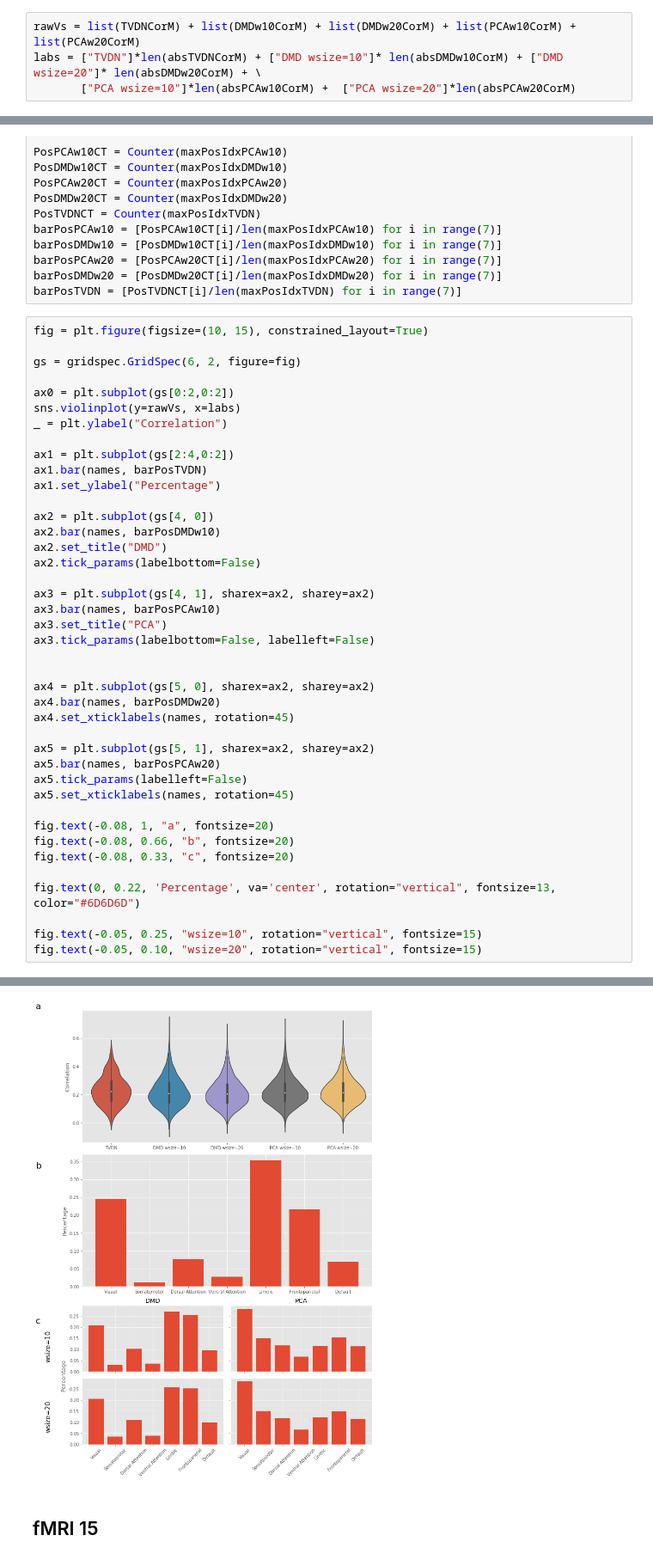
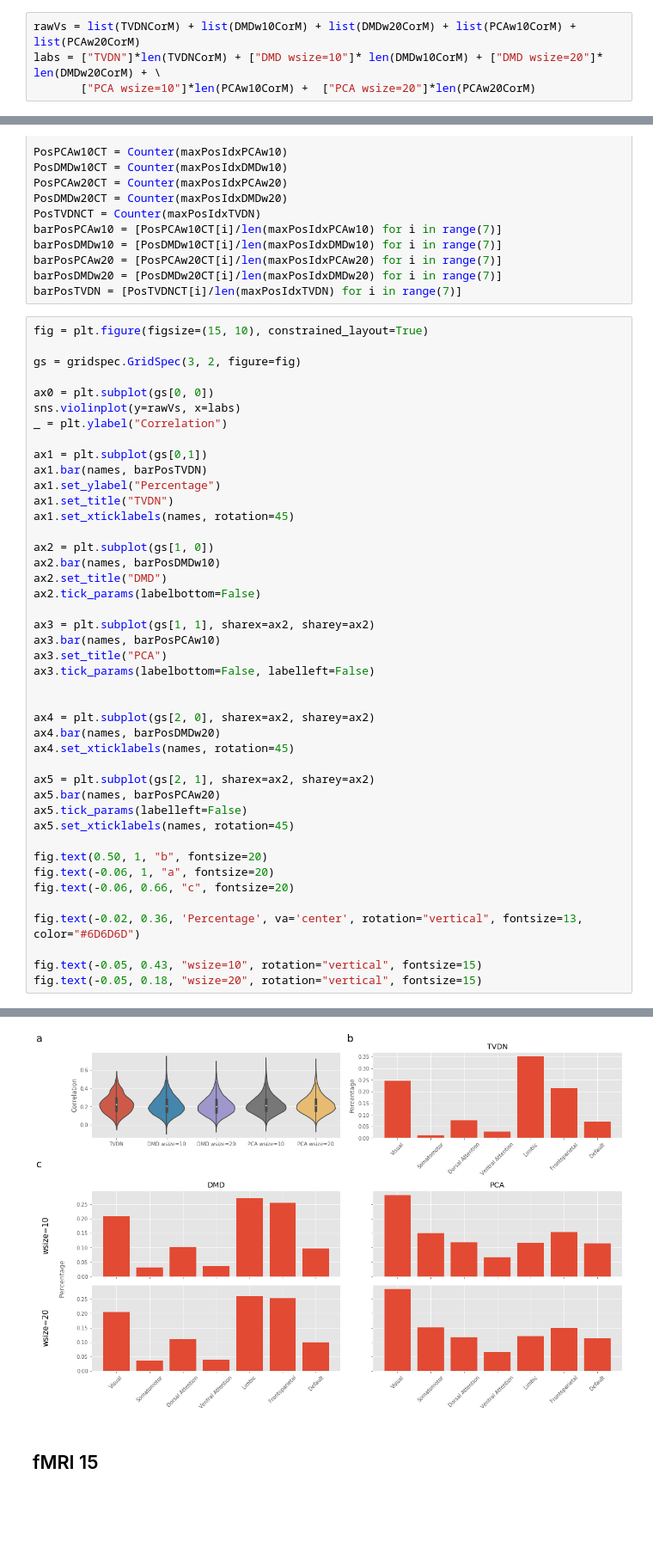
Before and after one commit to JINhuaqing/TVDN-simu, a Jupyter notebook: realdata/fMRIHPFResults.ipynb, the cells around one changed output, grey strips where cells are left out. Shown at 86% size. Cells and saved outputs as stored; diff of their text form; blank space fills up the shorter version.

```diff
--- a/realdata/fMRIHPFResults.ipynb
+++ b/realdata/fMRIHPFResults.ipynb
@@ -275,8 +275,8 @@ PCAw20CorM = np.max(PCAw20Cors, axis=1)
 TVDNCorM = np.max(TVDNCors, axis=1)
 # %%
 rawVs = list(TVDNCorM) + list(DMDw10CorM) + list(DMDw20CorM) + list(PCAw10CorM) + list(PCAw20CorM)
-labs = ["TVDN"]*len(absTVDNCorM) + ["DMD wsize=10"]* len(absDMDw10CorM) + ["DMD wsize=20"]* len(absDMDw20CorM) + \
-       ["PCA wsize=10"]*len(absPCAw10CorM) +  ["PCA wsize=20"]*len(absPCAw20CorM)
+labs = ["TVDN"]*len(TVDNCorM) + ["DMD wsize=10"]* len(DMDw10CorM) + ["DMD wsize=20"]* len(DMDw20CorM) + \
+       ["PCA wsize=10"]*len(PCAw10CorM) +  ["PCA wsize=20"]*len(PCAw20CorM)
 # %%
 maxPosIdxDMDw10 = np.argmax(DMDw10Cors, axis=1)
 maxPosIdxPCAw10 = np.argmax(PCAw10Cors, axis=1)
@@ -295,44 +295,46 @@ barPosPCAw20 = [PosPCAw20CT[i]/len(maxPosIdxPCAw20) for i in range(7)]
 barPosDMDw20 = [PosDMDw20CT[i]/len(maxPosIdxDMDw20) for i in range(7)]
 barPosTVDN = [PosTVDNCT[i]/len(maxPosIdxTVDN) for i in range(7)]
 # %%
-fig = plt.figure(figsize=(10, 15), constrained_layout=True)
+fig = plt.figure(figsize=(15, 10), constrained_layout=True)
 
-gs = gridspec.GridSpec(6, 2, figure=fig)
+gs = gridspec.GridSpec(3, 2, figure=fig)
 
-ax0 = plt.subplot(gs[0:2,0:2])
+ax0 = plt.subplot(gs[0, 0])
 sns.violinplot(y=rawVs, x=labs)
 _ = plt.ylabel("Correlation")
 
-ax1 = plt.subplot(gs[2:4,0:2])
+ax1 = plt.subplot(gs[0,1])
 ax1.bar(names, barPosTVDN)
 ax1.set_ylabel("Percentage")
+ax1.set_title("TVDN")
+ax1.set_xticklabels(names, rotation=45)
 
-ax2 = plt.subplot(gs[4, 0])
+ax2 = plt.subplot(gs[1, 0])
 ax2.bar(names, barPosDMDw10)
 ax2.set_title("DMD")
 ax2.tick_params(labelbottom=False)
 
-ax3 = plt.subplot(gs[4, 1], sharex=ax2, sharey=ax2)
+ax3 = plt.subplot(gs[1, 1], sharex=ax2, sharey=ax2)
 ax3.bar(names, barPosPCAw10)
 ax3.set_title("PCA")
 ax3.tick_params(labelbottom=False, labelleft=False)
 
 
-ax4 = plt.subplot(gs[5, 0], sharex=ax2, sharey=ax2)
+ax4 = plt.subplot(gs[2, 0], sharex=ax2, sharey=ax2)
 ax4.bar(names, barPosDMDw20)
 ax4.set_xticklabels(names, rotation=45)
 
-ax5 = plt.subplot(gs[5, 1], sharex=ax2, sharey=ax2)
+ax5 = plt.subplot(gs[2, 1], sharex=ax2, sharey=ax2)
 ax5.bar(names, barPosPCAw20)
 ax5.tick_params(labelleft=False)
 ax5.set_xticklabels(names, rotation=45)
 
-fig.text(-0.08, 1, "a", fontsize=20)
-fig.text(-0.08, 0.66, "b", fontsize=20)
-fig.text(-0.08, 0.33, "c", fontsize=20)
+fig.text(0.50, 1, "b", fontsize=20)
+fig.text(-0.06, 1, "a", fontsize=20)
+fig.text(-0.06, 0.66, "c", fontsize=20)
 
-fig.text(0, 0.22, 'Percentage', va='center', rotation="vertical", fontsize=13, color="#6D6D6D")
+fig.text(-0.02, 0.36, 'Percentage', va='center', rotation="vertical", fontsize=13, color="#6D6D6D")
 
-fig.text(-0.05, 0.25, "wsize=10", rotation="vertical", fontsize=15)
-fig.text(-0.05, 0.10, "wsize=20", rotation="vertical", fontsize=15)
+fig.text(-0.05, 0.43, "wsize=10", rotation="vertical", fontsize=15)
+fig.text(-0.05, 0.18, "wsize=20", rotation="vertical", fontsize=15)
 # %% [output]
@@ -340,4 +342,4 @@ Text(-0.05, 0.1, 'wsize=20')
-[figure, old version]
+[figure, new version]
 # %% [markdown]
 ## fMRI 15
 # %%
```
Also changed, not shown: parts of 3 cells of this notebook, 14 other files.
